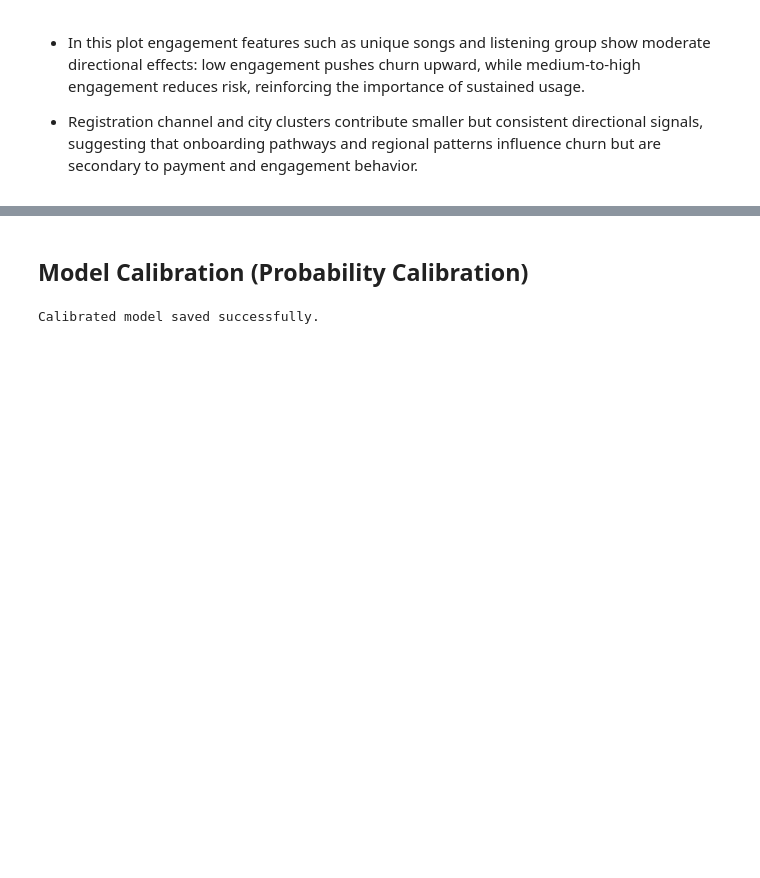
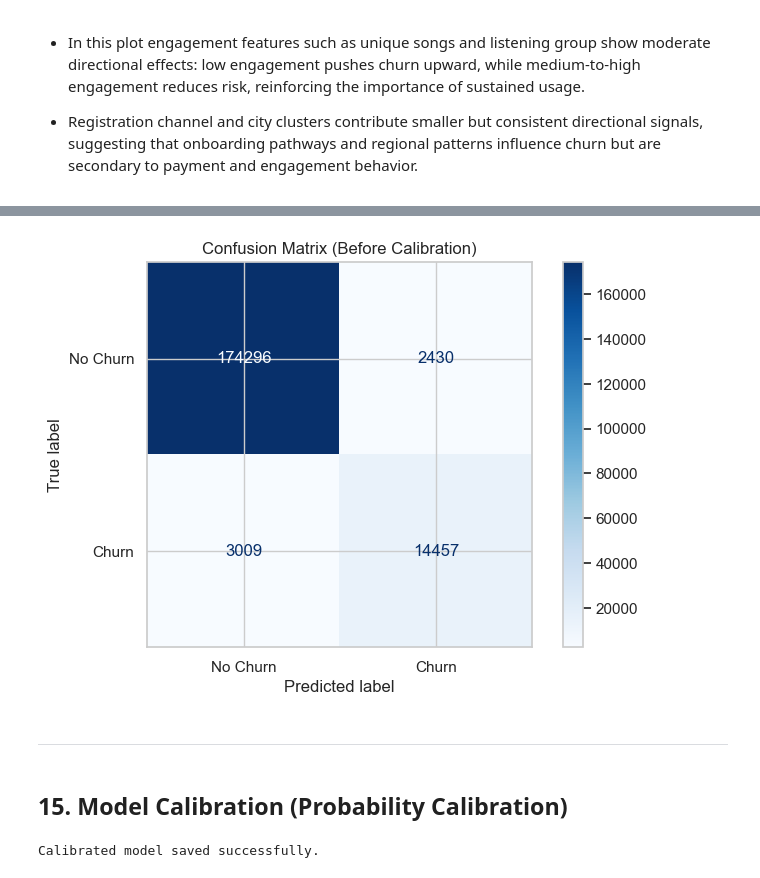
Before and after one commit to PaulinaMamiaga/customer-churn-intelligence-system, a Jupyter notebook: notebooks/03_modeling_and_evaluation.ipynb, the cells around one changed output, grey strips where cells are left out. Saved outputs shown, nothing was run; the diff lists cells and outputs as text; code cells hidden in the pictures; blank space fills up the shorter version.

Commit message:
# Update 03_modeling_and_evaluation.ipynb

```diff
--- a/notebooks/03_modeling_and_evaluation.ipynb
+++ b/notebooks/03_modeling_and_evaluation.ipynb
@@ -1086,0 +1091,16 @@ plt.show()
+# %%
+# 14.1 Recreate the original (non-calibrated) model
+hgb_model_raw = HistGradientBoostingClassifier(
+    learning_rate=0.05,
+    max_depth=6,
+    max_iter=300,
+    random_state=42
+)
+
+hgb_pipeline_before_calibration = Pipeline(steps=[
+    ("preprocessor", preprocessor),
+    ("model", hgb_model_raw)
+])
+
+# Fit the original pipeline
+hgb_pipeline_before_calibration.fit(X_train, y_train)
@@ -1087,3 +1125,25 @@ plt.show()
+# %%
+# 14.2 Confusion Matrix for the Original Model (Before Calibration)
+
+# 1. Get predicted probabilities from the original (non‑calibrated) model
+y_pred_proba_before = hgb_pipeline_before_calibration.predict_proba(X_test)[:, 1]
+
+# 2. Convert probabilities to class predictions (threshold = 0.5)
+y_pred_before = (y_pred_proba_before >= 0.5).astype(int)
+
+# 3. Compute confusion matrix
+cm_before = confusion_matrix(y_test, y_pred_before)
+
+# 4. Plot confusion matrix
+disp = ConfusionMatrixDisplay(confusion_matrix=cm_before,
+                              display_labels=["No Churn", "Churn"])
+disp.plot(cmap="Blues")
+plt.title("Confusion Matrix (Before Calibration)")
+plt.show()
+# %% [output]
+[figure, added]
+# %% [markdown]
+----
 # %% [markdown]
-## **Model Calibration (Probability Calibration)**
+## **15. Model Calibration (Probability Calibration)**
 # %%
```
Also changed, not shown: parts of 13 cells of this notebook.
